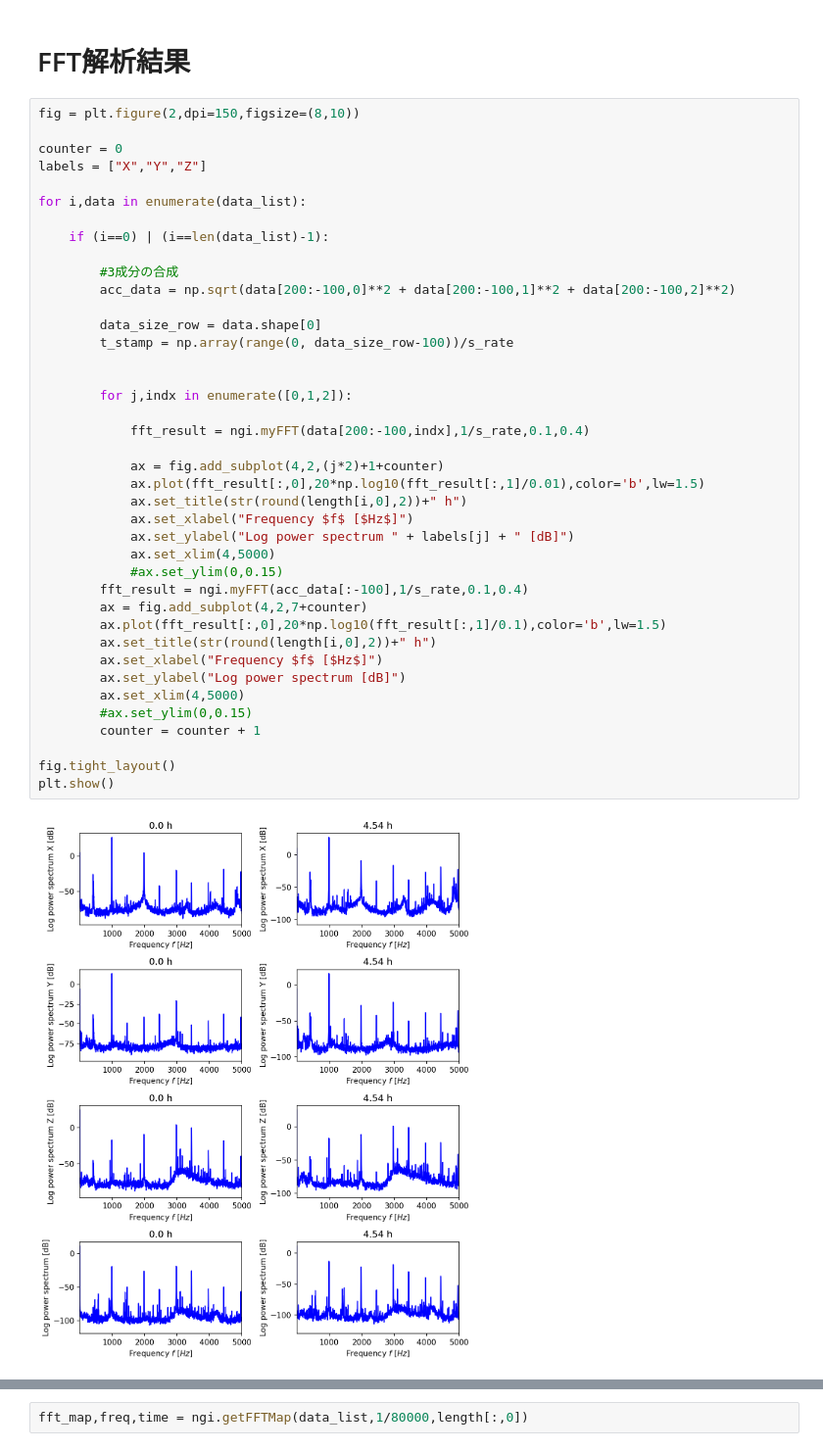
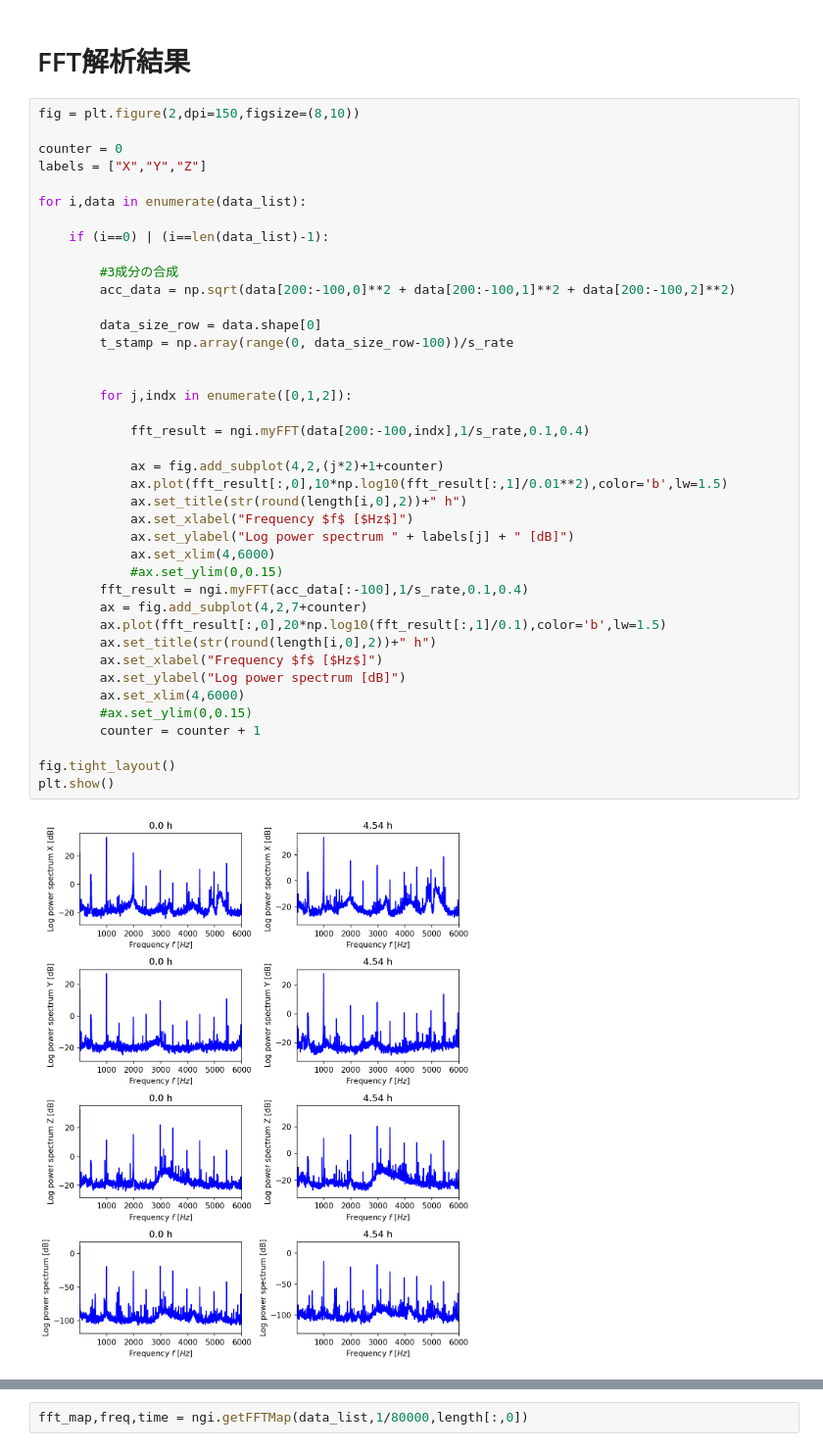
Before and after one commit to Naka-Yuhi/matome, a Jupyter notebook: acc.ipynb, the cells around one changed output, grey strips where cells are left out. Shown at 98% size. Drawn from its saved outputs; the diff is of its cells as text.

```diff
--- a/acc.ipynb
+++ b/acc.ipynb
@@ -79,34 +79,34 @@ for i,data in enumerate(data_list):
     if (i==0) | (i==len(data_list)-1):
 
         #3成分の合成
         acc_data = np.sqrt(data[200:-100,0]**2 + data[200:-100,1]**2 + data[200:-100,2]**2)
 
         data_size_row = data.shape[0]
         t_stamp = np.array(range(0, data_size_row-100))/s_rate
 
 
         for j,indx in enumerate([0,1,2]):
 
             fft_result = ngi.myFFT(data[200:-100,indx],1/s_rate,0.1,0.4)
 
             ax = fig.add_subplot(4,2,(j*2)+1+counter)
-            ax.plot(fft_result[:,0],20*np.log10(fft_result[:,1]/0.01),color='b',lw=1.5)
+            ax.plot(fft_result[:,0],10*np.log10(fft_result[:,1]/0.01**2),color='b',lw=1.5)
             ax.set_title(str(round(length[i,0],2))+" h")
             ax.set_xlabel("Frequency $f$ [$Hz$]")
             ax.set_ylabel("Log power spectrum " + labels[j] + " [dB]")
-            ax.set_xlim(4,5000)
+            ax.set_xlim(4,6000)
             #ax.set_ylim(0,0.15)
         fft_result = ngi.myFFT(acc_data[:-100],1/s_rate,0.1,0.4)
         ax = fig.add_subplot(4,2,7+counter)
         ax.plot(fft_result[:,0],20*np.log10(fft_result[:,1]/0.1),color='b',lw=1.5)
         ax.set_title(str(round(length[i,0],2))+" h")
         ax.set_xlabel("Frequency $f$ [$Hz$]")
         ax.set_ylabel("Log power spectrum [dB]")
-        ax.set_xlim(4,5000)
+        ax.set_xlim(4,6000)
         #ax.set_ylim(0,0.15)
         counter = counter + 1
 
 fig.tight_layout()
 plt.show()
 # %% [output]
-[figure, old version]
+[figure, new version]
```
Also changed, not shown: parts of 7 cells of this notebook, 2 other files.
